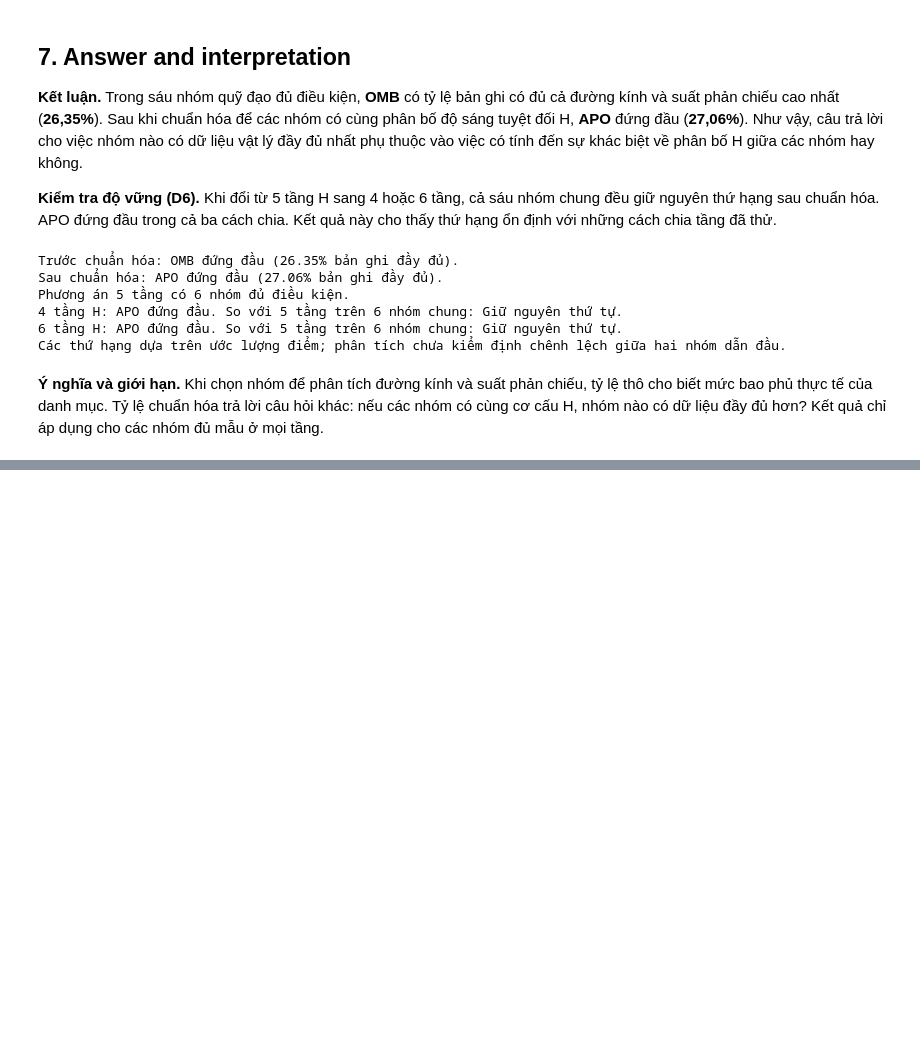
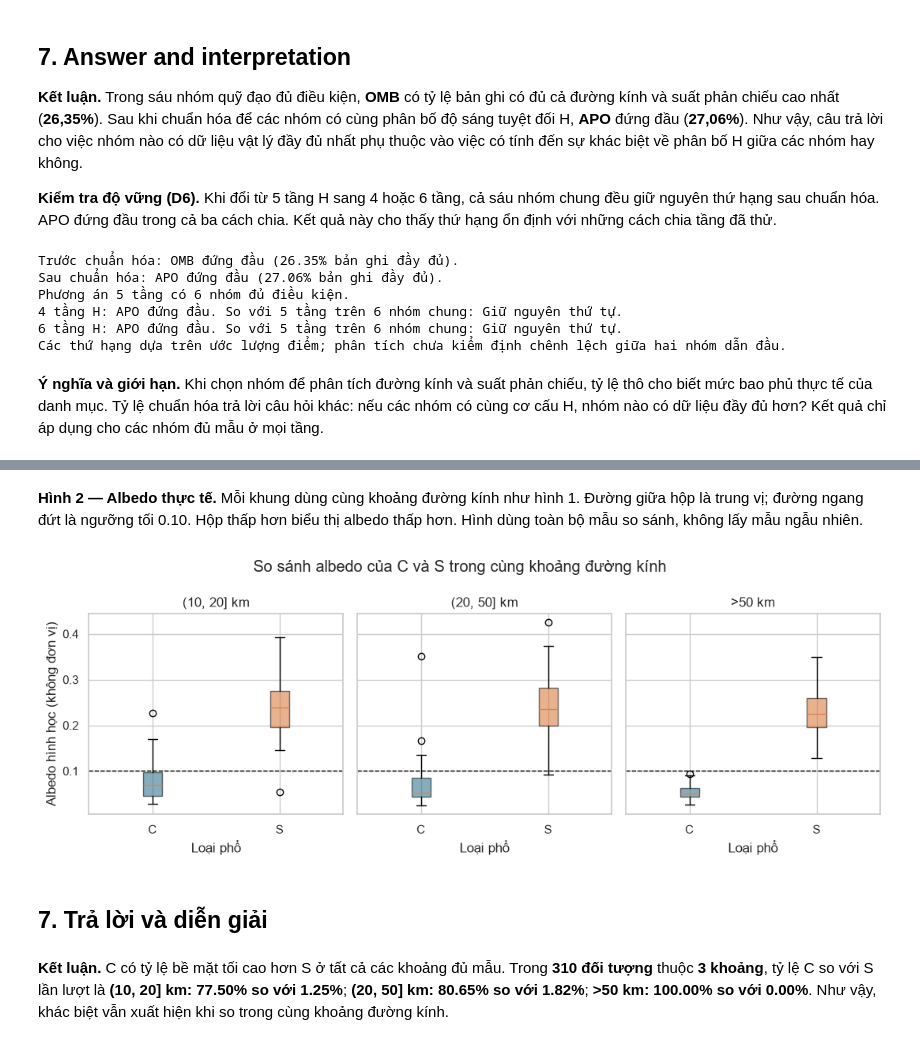
Before and after one commit to hohuunghiem/Programming-for-Data-Science, a Jupyter notebook: notebooks/02_analysis.ipynb, the cells around one changed output, grey strips where cells are left out. Saved outputs shown, nothing was run; the diff lists cells and outputs as text; code cells hidden in the pictures; blank space fills up the shorter version.

```diff
--- a/notebooks/02_analysis.ipynb
+++ b/notebooks/02_analysis.ipynb
@@ -601,0 +765,34 @@ Các thứ hạng dựa trên ước lượng điểm; phân tích chưa kiểm
+# %% [markdown]
+**Hình 2 — Albedo thực tế.** Mỗi khung dùng cùng khoảng đường kính như hình 1.
+Đường giữa hộp là trung vị; đường ngang đứt là ngưỡng tối 0.10.
+Hộp thấp hơn biểu thị albedo thấp hơn. Hình dùng toàn bộ mẫu so sánh, không lấy mẫu ngẫu nhiên.
+# %%
+fig, axes = plt.subplots(1, len(q4_common_rates), figsize=(11, 4), sharey=True, squeeze=False)
+for ax, band in zip(axes[0], q4_common_rates.index):
+    values = [q4_common.loc[q4_common["size_bin"].eq(band) & q4_common["spec_B"].eq(t), "albedo"]
+              for t in ["C", "S"]]
+    boxes = ax.boxplot(values, tick_labels=["C", "S"], patch_artist=True)
+    for box, color in zip(boxes["boxes"], ["#246b88", "#d77432"]):
+        box.set_facecolor(color)
+        box.set_alpha(0.55)
+    ax.axhline(0.10, color="black", linestyle="--", linewidth=1)
+    ax.set(title=f"{band} km", xlabel="Loại phổ")
+axes[0, 0].set_ylabel("Albedo hình học (không đơn vị)")
+fig.suptitle("So sánh albedo của C và S trong cùng khoảng đường kính")
+fig.tight_layout()
+plt.show()
+# %% [output]
+[figure, added]
+# %% [markdown]
+## 7. Trả lời và diễn giải
+# %%
+q4_all_higher = bool(q4_common_rates["C"].gt(q4_common_rates["S"]).all())
+q4_verdict = ("C có tỷ lệ bề mặt tối cao hơn S ở tất cả các khoảng đủ mẫu."
+           if q4_all_higher else "Không có một nhóm cao hơn nhất quán ở mọi khoảng; xem bảng từng khoảng.")
+q4_numbers = "; ".join(f"**{b} km: {q4_common_rates.loc[b, 'C']:.2f}% so với {q4_common_rates.loc[b, 'S']:.2f}%**"
+                    for b in q4_common_rates.index)
+display(Markdown(f"**Kết luận.** {q4_verdict} Trong **{len(q4_common)} đối tượng** thuộc "
+                 f"**{len(q4_common_rates)} khoảng**, tỷ lệ C so với S lần lượt là {q4_numbers}. "
+                 "Như vậy, khác biệt vẫn xuất hiện khi so trong cùng khoảng đường kính."))
+# %% [output]
+**Kết luận.** C có tỷ lệ bề mặt tối cao hơn S ở tất cả các khoảng đủ mẫu. Trong **310 đối tượng** thuộc **3 khoảng**, tỷ lệ C so với S lần lượt là **(10, 20] km: 77.50% so với 1.25%**; **(20, 50] km: 80.65% so với 1.82%**; **>50 km: 100.00% so với 0.00%**. Như vậy, khác biệt vẫn xuất hiện khi so trong cùng khoảng đường kính.
```
Also changed, not shown: parts of 13 cells of this notebook, 4 other files.
